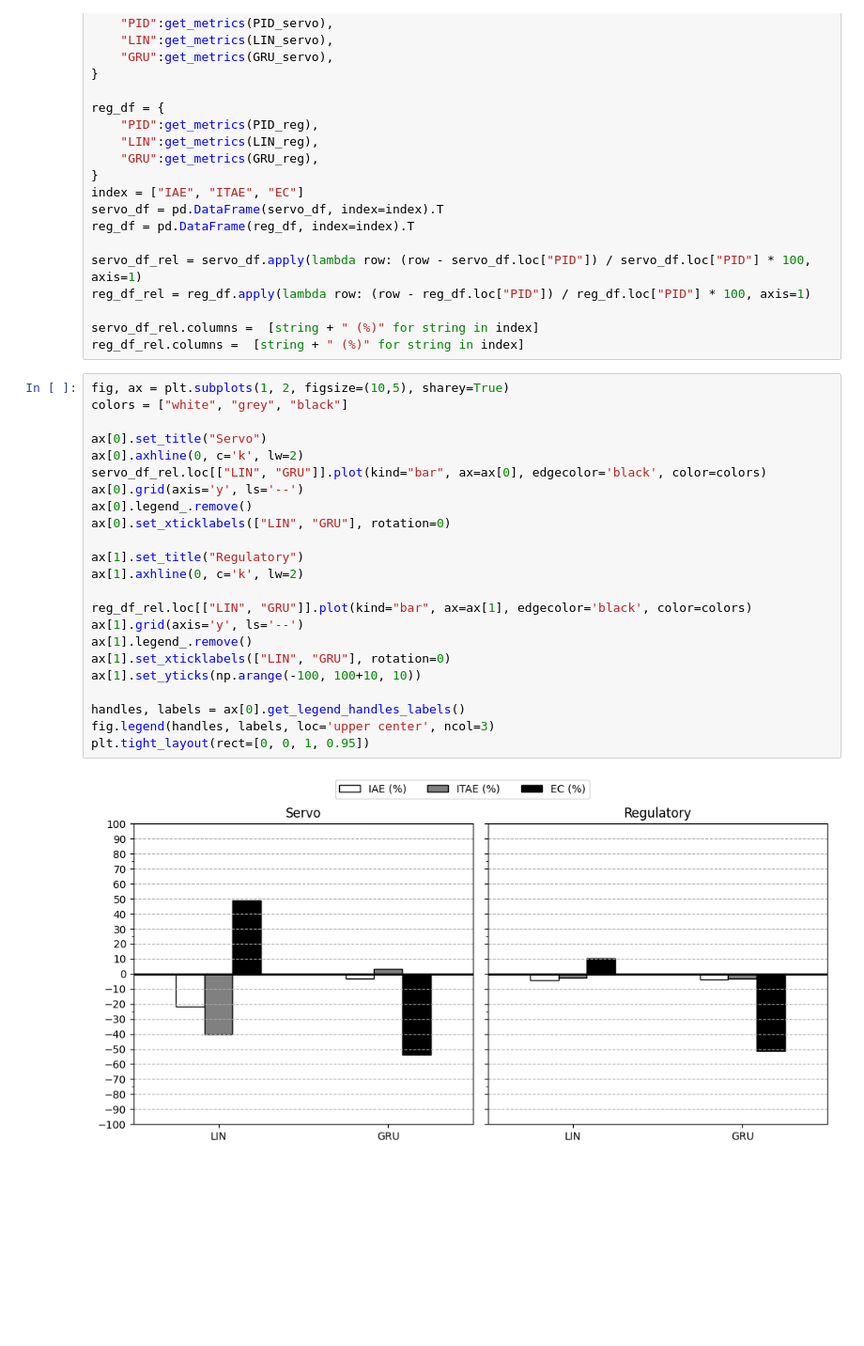
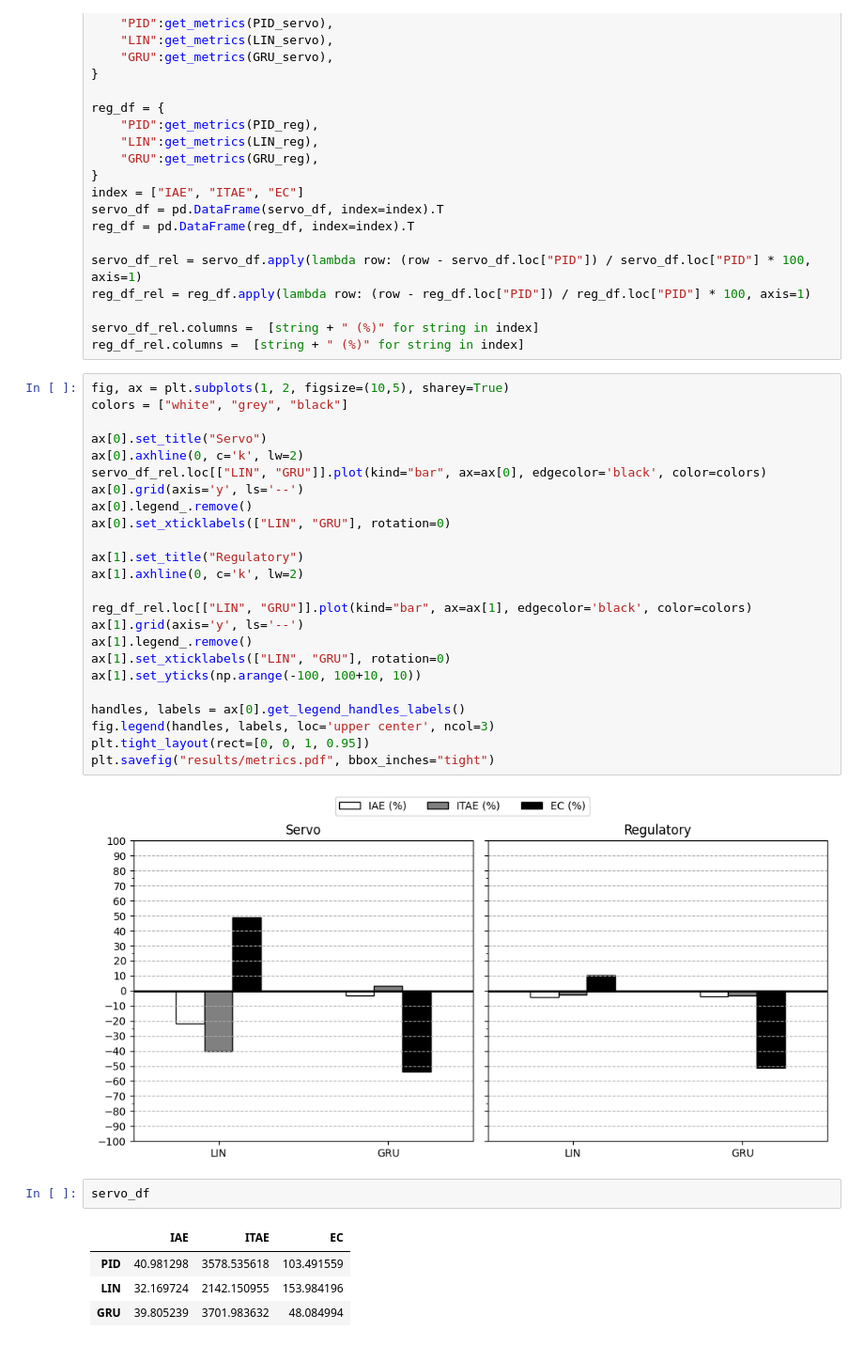
Before and after one commit to ViniMelloeMuller/pH-control-simulation, a Jupyter notebook: ploting2.ipynb, the cells around one changed output. Shown at 94% size. Drawn from its saved outputs; the diff is of its cells as text; blank space fills up the shorter version.

```diff
--- a/ploting2.ipynb
+++ b/ploting2.ipynb
@@ -79,5 +245,13 @@ ax[1].set_yticks(np.arange(-100, 100+10, 10))
 handles, labels = ax[0].get_legend_handles_labels()
 fig.legend(handles, labels, loc='upper center', ncol=3)
 plt.tight_layout(rect=[0, 0, 1, 0.95])
+plt.savefig("results/metrics.pdf", bbox_inches="tight")
 # %% [output]
 [figure]
+# %%
+servo_df
+# %% [output]
+|  | IAE | ITAE | EC |
+| PID | 40.981298 | 3578.535618 | 103.491559 |
+| LIN | 32.169724 | 2142.150955 | 153.984196 |
+| GRU | 39.805239 | 3701.983632 | 48.084994 |
```
Also changed, not shown: parts of 11 cells of this notebook, 12 other files.
